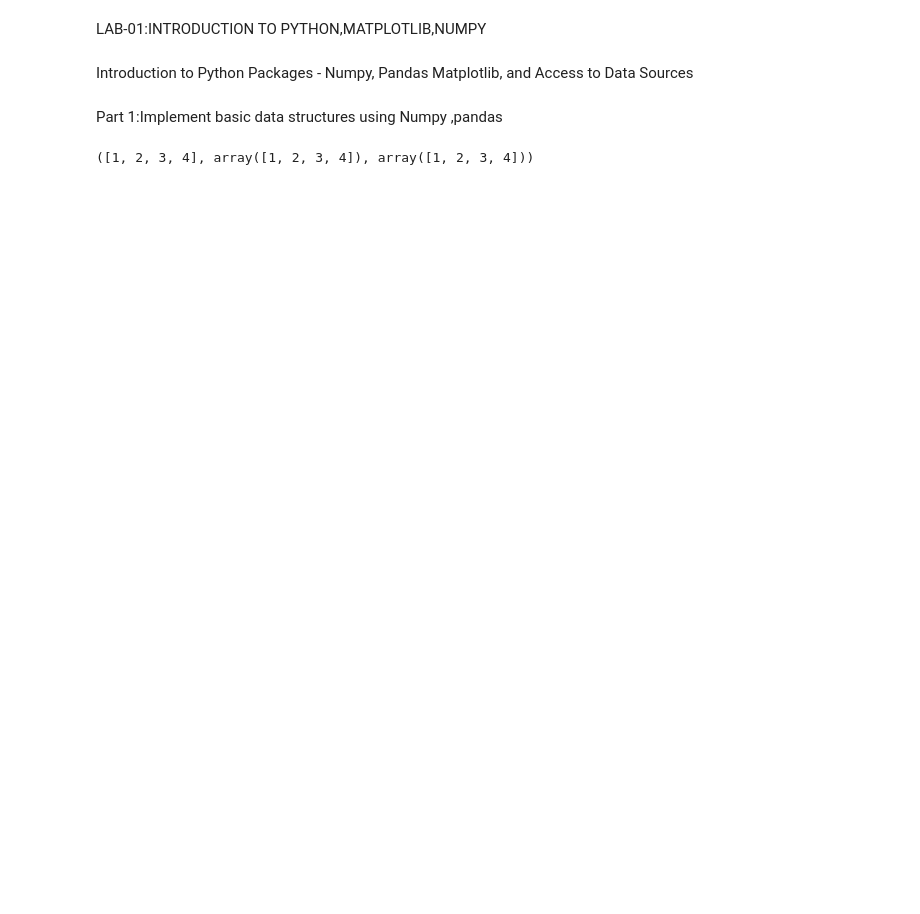
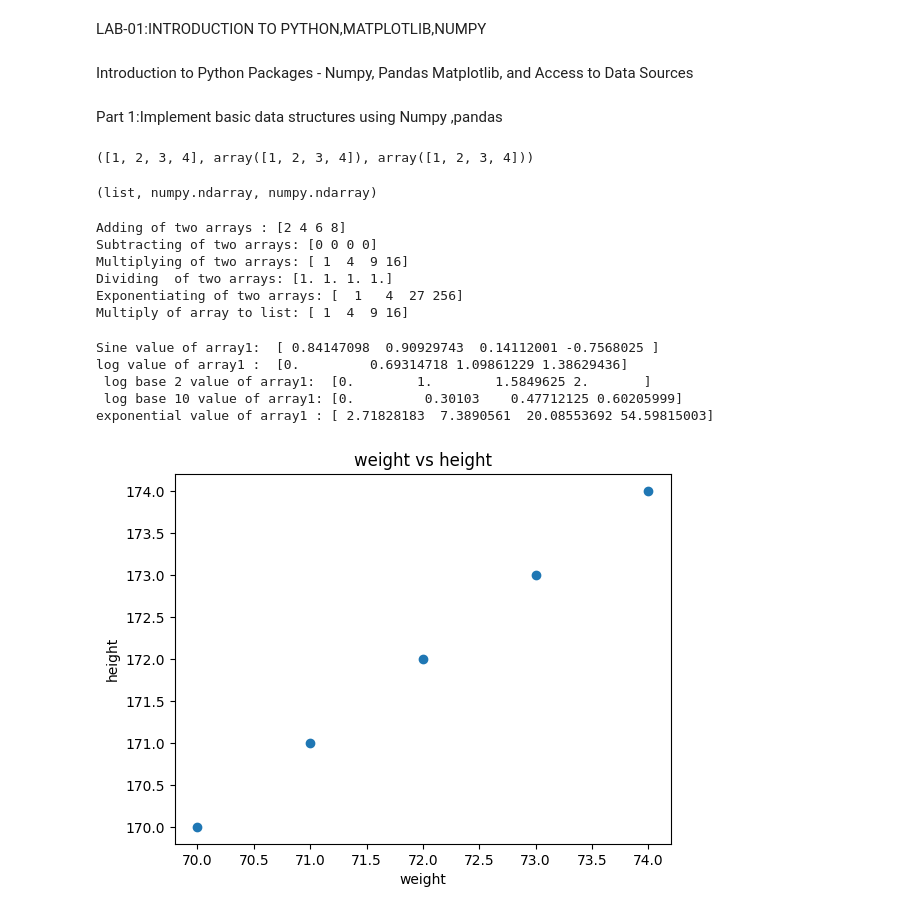
Before and after one commit to keerthana-24-dharmaram/AIML-2025, a Jupyter notebook: Lab01_AIML.ipynb, the cells around one changed output. Saved outputs shown, nothing was run; the diff lists cells and outputs as text; code cells hidden in the pictures; blank space fills up the shorter version.

```diff
--- a/Lab01_AIML.ipynb
+++ b/Lab01_AIML.ipynb
@@ -17,3 +17,52 @@ array2 = np.array([1,2,3,4])
 list1,array1,array2
 # %% [output]
 ([1, 2, 3, 4], array([1, 2, 3, 4]), array([1, 2, 3, 4]))
+# %%
+## Identify the type of Data structure
+type(list1) , type(array1), type(array2)
+# %% [output]
+(list, numpy.ndarray, numpy.ndarray)
+# %%
+## Perform Mathematical operations on arrays ,lists
+print("Adding of two arrays :", array1 + array2)
+print("Subtracting of two arrays:", array1-array2)
+print("Multiplying of two arrays:", array1 * array2)
+print("Dividing  of two arrays:" ,array1/array2)
+print("Exponentiating of two arrays:", array1**array2)
+print("Multiply of array to list:", array2*list1)
+# %% [output]
+Adding of two arrays : [2 4 6 8]
+Subtracting of two arrays: [0 0 0 0]
+Multiplying of two arrays: [ 1  4  9 16]
+Dividing  of two arrays: [1. 1. 1. 1.]
+Exponentiating of two arrays: [  1   4  27 256]
+Multiply of array to list: [ 1  4  9 16]
+# %%
+#Find the sin, log ,log2 ,exp values
+print(f"Sine value of array1:  {np.sin(array1)}" )
+print(f"log value of array1 :  {np.log(array1)}")
+print(f" log base 2 value of array1:  {np.log2(array1)}")
+print(f" log base 10 value of array1: {np.log10(array1)}")
+print(f"exponential value of array1 : {np.exp(array1)}")
+# %% [output]
+Sine value of array1:  [ 0.84147098  0.90929743  0.14112001 -0.7568025 ]
+log value of array1 :  [0.         0.69314718 1.09861229 1.38629436]
+ log base 2 value of array1:  [0.        1.        1.5849625 2.       ]
+ log base 10 value of array1: [0.         0.30103    0.47712125 0.60205999]
+exponential value of array1 : [ 2.71828183  7.3890561  20.08553692 54.59815003]
+# %%
+#Create the Dataset
+people =['ajay', 'varun', 'akash' ,'arun' ,'arjun']
+age =[23 , 24, 25, 26, 27]
+weight =[70, 71 ,72 ,73 ,74]
+height=[170, 171, 172, 173, 174]
+# %%
+#Find the relationship between weight to height
+#Generate a scatter plot to visualize the realtionship
+plt.scatter(weight , height)
+plt.xlabel('weight')
+plt.ylabel('height')
+plt.title('weight vs height')
+plt.show()
+# %% [output]
+[figure, added]
```
Also changed, not shown: parts of 2 cells of this notebook.
